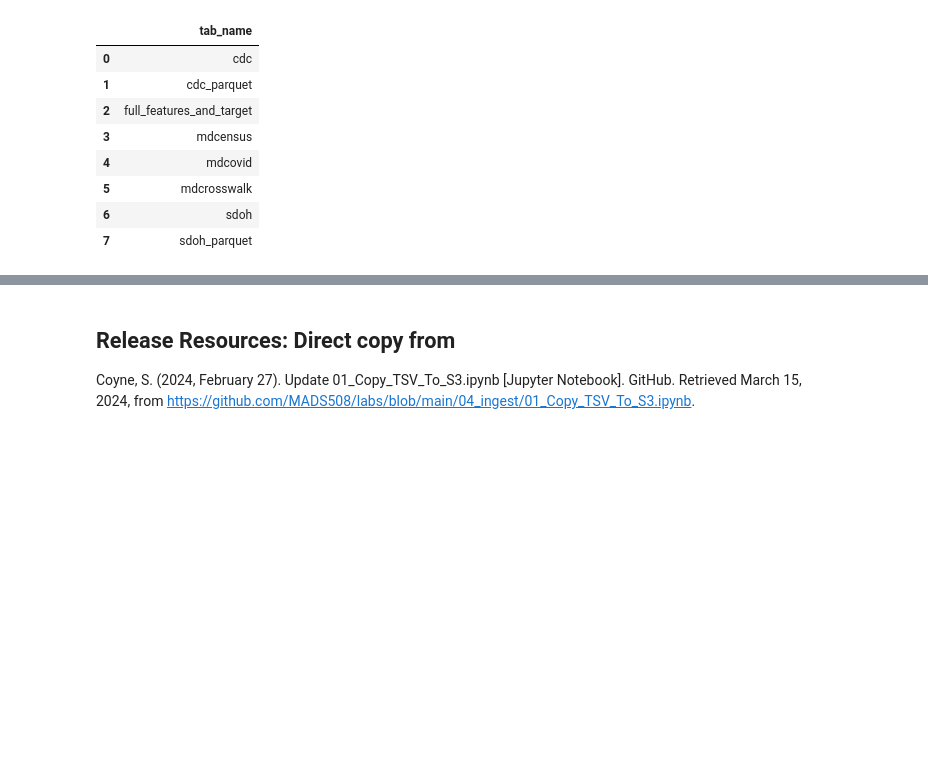
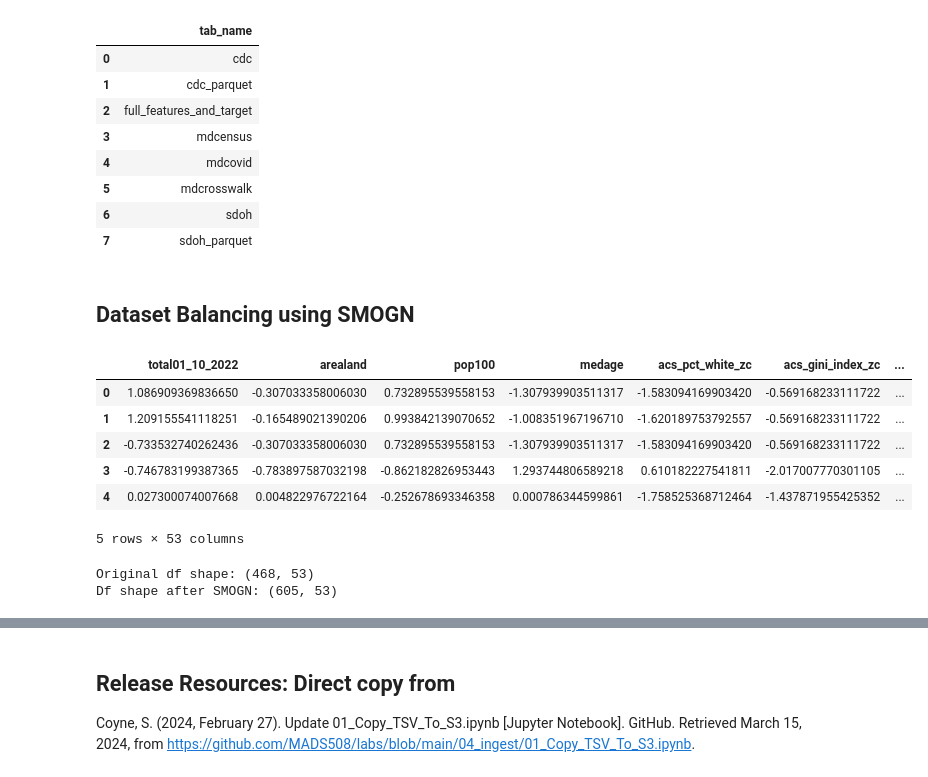
Before and after one commit to shailja-somani-0/ADS-508-Team-2, a Jupyter notebook: team2-ads508.ipynb, the cells around one changed output, grey strips where cells are left out. Saved outputs shown, nothing was run; the diff lists cells and outputs as text; code cells hidden in the pictures; blank space fills up the shorter version.

Commit message:
use SMOGN to balance dataset

```diff
--- a/team2-ads508.ipynb
+++ b/team2-ads508.ipynb
@@ -968,3 +987,40 @@ df_show.head(10)
 | 5 | mdcrosswalk |
 | 6 | sdoh |
 | 7 | sdoh_parquet |
+# %% [markdown]
+## Dataset Balancing using SMOGN
+# %%
+# Set pandas display digits higher
+pd.set_option('display.float_format', '{:.15f}'.format)
+# %%
+# Load in cleaned dataset from S3 - this is dataset after being processed via DataWrangler (details in report)
+with s3.open(f's3://{bucket}/ads508-team2-spring24/clean-full-data.csv', 'rb') as f:
+    all_data = pd.read_csv(f)
+
+all_data.head()
+# %% [output]
+|  | total01_10_2022 | arealand | pop100 | medage | acs_pct_white_zc | acs_gini_index_zc | ... |
+| 0 | 1.086909369836650 | -0.307033358006030 | 0.732895539558153 | -1.307939903511317 | -1.583094169903420 | -0.569168233111722 | ... |
+| 1 | 1.209155541118251 | -0.165489021390206 | 0.993842139070652 | -1.008351967196710 | -1.620189753792557 | -0.569168233111722 | ... |
+| 2 | -0.733532740262436 | -0.307033358006030 | 0.732895539558153 | -1.307939903511317 | -1.583094169903420 | -0.569168233111722 | ... |
+| 3 | -0.746783199387365 | -0.783897587032198 | -0.862182826953443 | 1.293744806589218 | 0.610182227541811 | -2.017007770301105 | ... |
+| 4 | 0.027300074007668 | 0.004822976722164 | -0.252678693346358 | 0.000786344599861 | -1.758525368712464 | -1.437871955425352 | ... |
+5 rows × 53 columns
+# %%
+# Implement SMOGN with emphasis on oversampling rare values
+smogn_df = smogn.smoter(
+    data = all_data,
+    y = 'total01_10_2022',
+    rel_thres = 0.8,       # Threshold for a minority value to be considered rare
+    rel_method = 'auto',   # Automatically determine relevance scores
+    rel_xtrm_type = 'both',# Consider both high and low extremes in the target variable as rare
+    rel_coef = 0.5,        # Coefficient for determining the range of relevance
+    samp_method = 'extreme', # Focus on sampling the extreme (rare) values more
+)
+
+# Check the shape of the original vs smogned DataFrames
+print(f"Original df shape: {all_data.shape}")
+print(f"Df shape after SMOGN: {smogn_df.shape}")
+# %% [output]
+Original df shape: (468, 53)
+Df shape after SMOGN: (605, 53)
```
Also changed, not shown: parts of 10 cells of this notebook, 1 other file.
